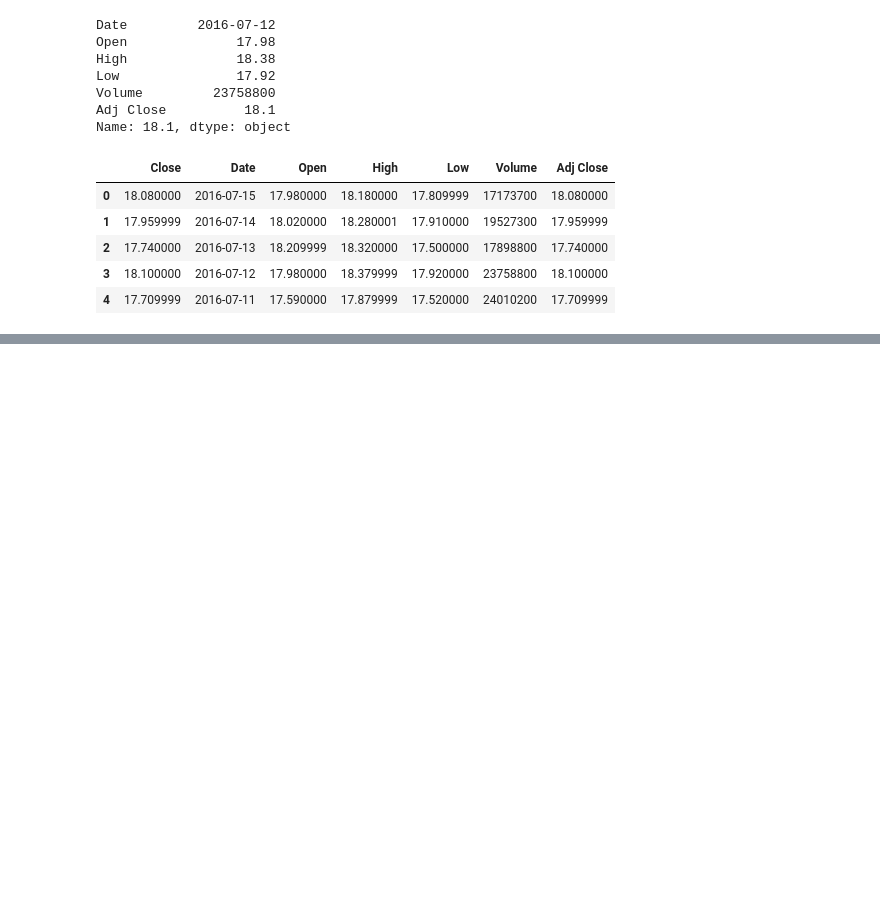
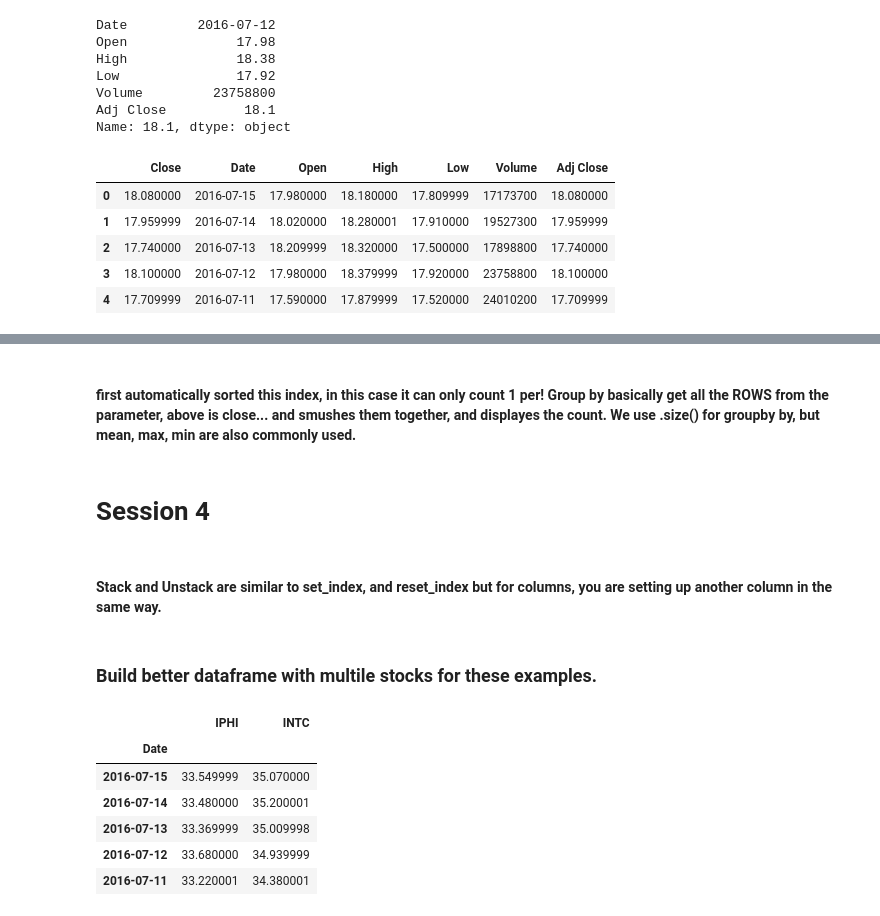
Before and after one commit to mssalemi/Data-Science-Intensive-Springboard, a Jupyter notebook: Section 3 Data Wrangling/3.1 Pandas Deep Dive/Pandas 3.1 Deep Dive.ipynb, the cells around one changed output, grey strips where cells are left out. Cells and saved outputs as stored; diff of their text form; code cells hidden in the pictures; blank space fills up the shorter version.

```diff
--- a/Section 3 Data Wrangling/3.1 Pandas Deep Dive/Pandas 3.1 Deep Dive.ipynb
+++ b/Section 3 Data Wrangling/3.1 Pandas Deep Dive/Pandas 3.1 Deep Dive.ipynb
@@ -155,0 +170,23 @@ timeSavingDF.reset_index().head()
+# %% [markdown]
+#### first automatically sorted this index, in this case it can only count 1 per! Group by basically get all the ROWS from the parameter, above is close... and smushes them together, and displayes the count. We use .size() for groupby by, but mean, max, min are also commonly used.
+# %% [markdown]
+# Session 4
+# %% [markdown]
+#### Stack and Unstack are similar to set_index, and reset_index but for columns, you are setting up another column in the same way.
+# %% [markdown]
+### Build better dataframe with multile stocks for these examples.
+# %%
+df_IPHI = pd.read_csv("/Users/mehdisalemi/Desktop/Data Science Intensive/DataSets/Stocks/IPHI.csv", index_col="Date", usecols=["Date", "Adj Close"]).dropna()
+df_IPHI.rename(columns={'Adj Close': 'IPHI'}, inplace=True)
+df_INTC = pd.read_csv("/Users/mehdisalemi/Desktop/Data Science Intensive/DataSets/Stocks/INTC.csv", index_col="Date", usecols=["Date", "Adj Close"]).dropna()
+df_INTC.rename(columns={'Adj Close': 'INTC'}, inplace=True)
+df_stocks = df_IPHI.join(df_INTC)
+df_stocks.head()
+# %% [output]
+|  | IPHI | INTC |
+| Date |  |  |
+| 2016-07-15 | 33.549999 | 35.070000 |
+| 2016-07-14 | 33.480000 | 35.200001 |
+| 2016-07-13 | 33.369999 | 35.009998 |
+| 2016-07-12 | 33.680000 | 34.939999 |
+| 2016-07-11 | 33.220001 | 34.380001 |
```
Also changed, not shown: parts of 6 cells of this notebook.
